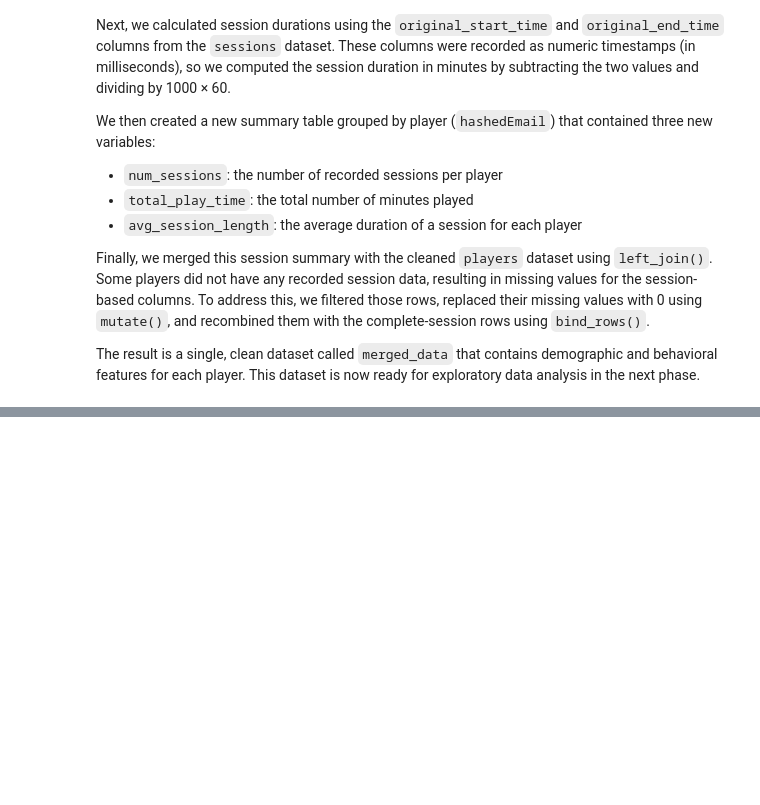
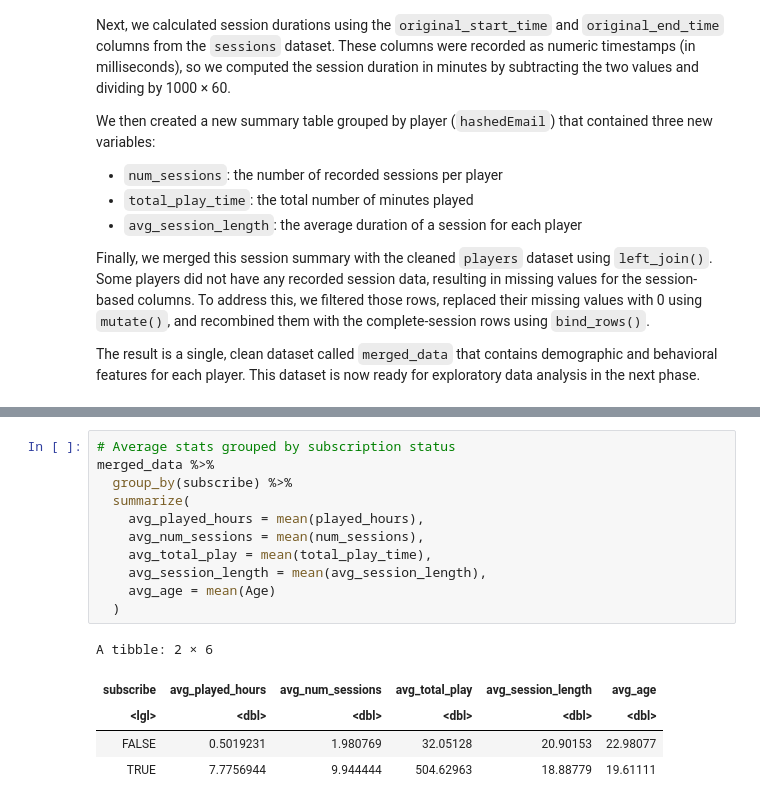
Before and after one commit to melih87/minecraft-newsletter-prediction, a Jupyter notebook: project.ipynb, the cells around one changed output, grey strips where cells are left out. Cells and saved outputs as stored; diff of their text form; blank space fills up the shorter version.

```diff
--- a/project.ipynb
+++ b/project.ipynb
@@ -195,0 +226,17 @@ The result is a single, clean dataset called `merged_data` that contains demogra
+# %%
+# Average stats grouped by subscription status
+merged_data %>%
+  group_by(subscribe) %>%
+  summarize(
+    avg_played_hours = mean(played_hours),
+    avg_num_sessions = mean(num_sessions),
+    avg_total_play = mean(total_play_time),
+    avg_session_length = mean(avg_session_length),
+    avg_age = mean(Age)
+  )
+# %% [output]
+A tibble: 2 × 6
+| subscribe | avg_played_hours | avg_num_sessions | avg_total_play | avg_session_length | avg_age |
+| <lgl> | <dbl> | <dbl> | <dbl> | <dbl> | <dbl> |
+| FALSE | 0.5019231 | 1.980769 | 32.05128 | 20.90153 | 22.98077 |
+| TRUE | 7.7756944 | 9.944444 | 504.62963 | 18.88779 | 19.61111 |
```
Also changed, not shown: parts of 3 cells of this notebook.
